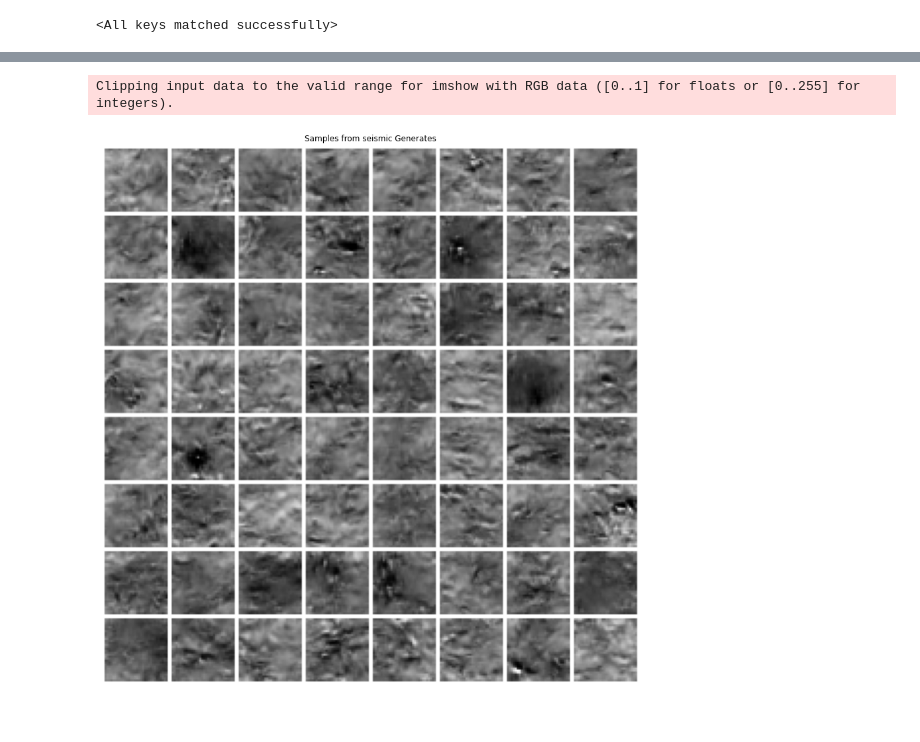
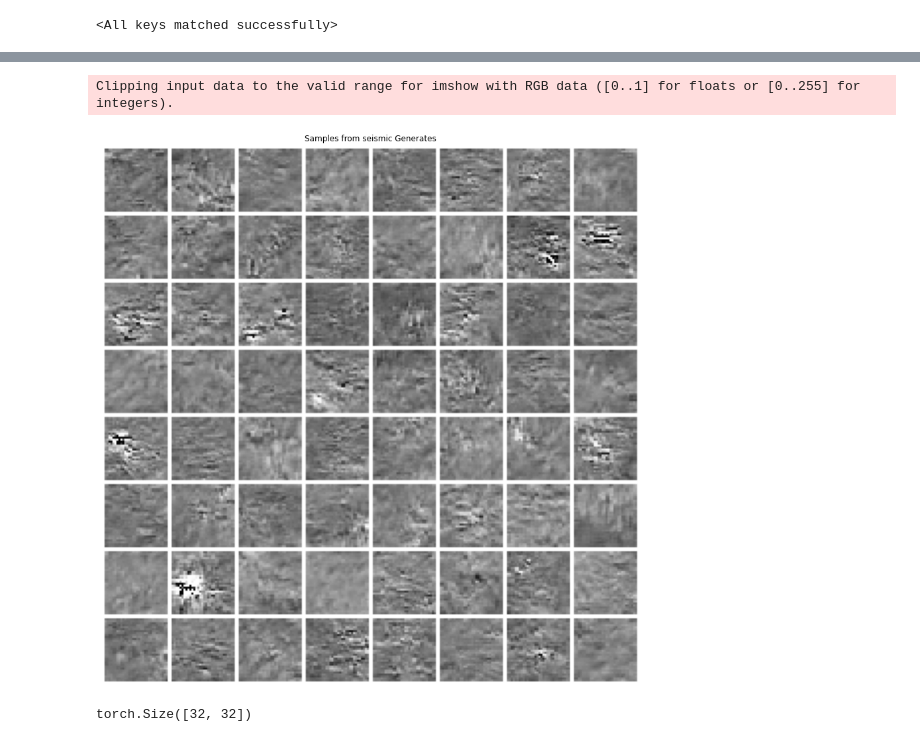
Before and after one commit to lucterres/glow, a Jupyter notebook: evaluateNet.ipynb, the cells around one changed output, grey strips where cells are left out. Cells and saved outputs as stored; diff of their text form; code cells hidden in the pictures.

```diff
--- a/evaluateNet.ipynb
+++ b/evaluateNet.ipynb
@@ -30,7 +30,7 @@ def sample(net, batch_size, device):
         batch_size (int): Number of samples to generate.
         device (torch.device): Device to use.
     """
-    z = torch.randn((batch_size, 1, 32, 32), dtype=torch.float32, device=device) # RGB 3
+    z = torch.randn((batch_size, 1, 64, 64), dtype=torch.float32, device=device) # RGB 3
     x, _ = net(z, reverse=True)
     x = torch.sigmoid(x)
 
@@ -83,12 +87,20 @@ torch.Size([64, 1, 32, 32])
 # %%
+# Save samples and data
+images = sample(net, num_samples, device)
+os.makedirs('samples', exist_ok=True)
+images_concat = torchvision.utils.make_grid(images, nrow=int(num_samples ** 0.5), padding=2, pad_value=255)
 plt.figure(figsize=(15,15))
 plt.imshow(np.transpose(images_concat.cpu(),(1,2,0)),cmap='gray')
 plt.axis('off')
 plt.title('Samples from seismic Generates');
 plt.show()
 # %% [output]
 Clipping input data to the valid range for imshow with RGB data ([0..1] for floats or [0..255] for integers).
-[figure, old version]
+[figure, new version]
+# %%
+tensorImg.shape
+# %% [output]
+torch.Size([32, 32])
 # %%
 i=9
 tensorImg = images[i][0].cpu()
```
Also changed, not shown: parts of 3 cells of this notebook, 4 other files.
